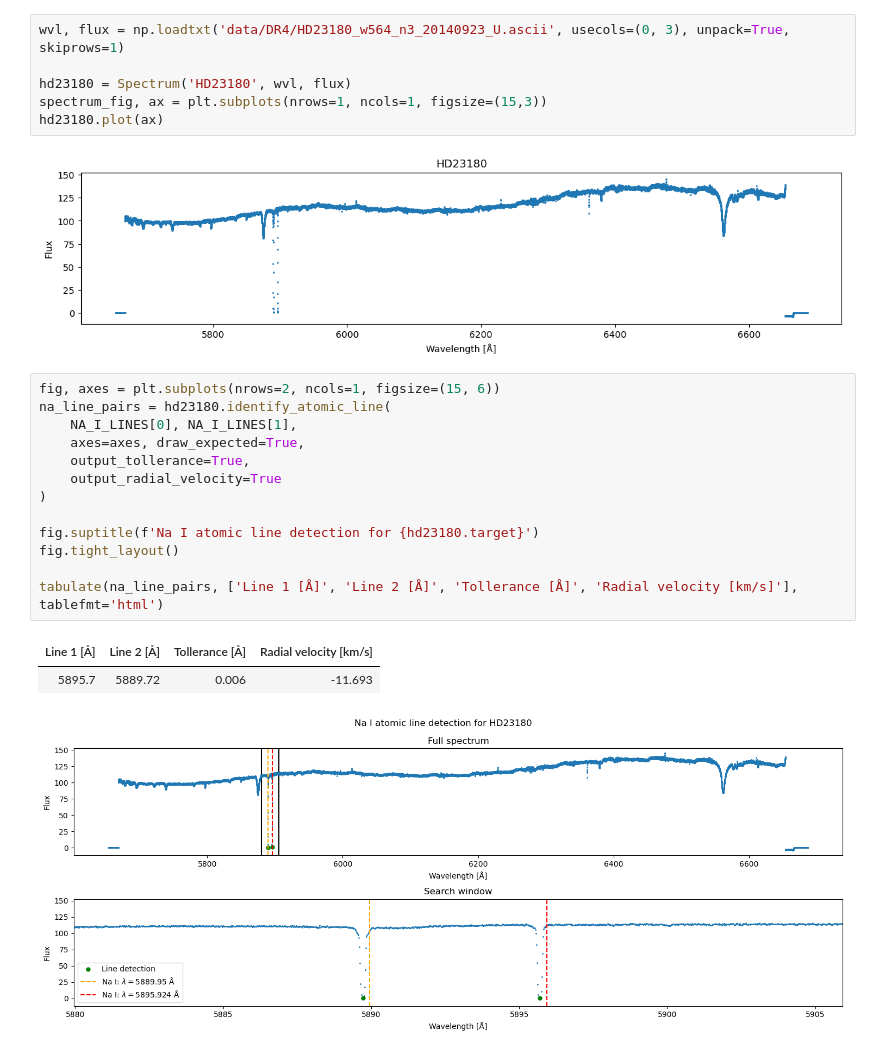
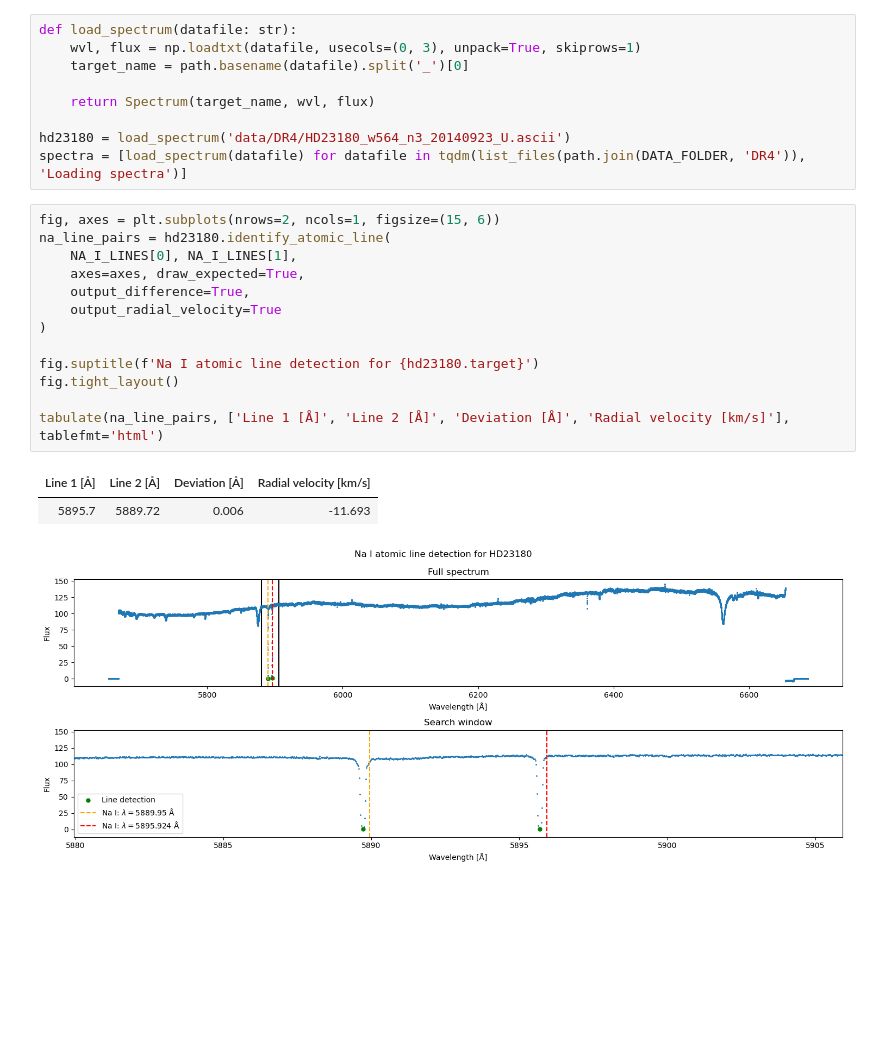
Before and after one commit to JvZeijl/brp-edibles, a Jupyter notebook: continuum.ipynb, the cells around one changed output. Saved outputs shown, nothing was run; the diff lists cells and outputs as text; blank space fills up the shorter version.

Commit message:
atomic line detection for all targets

```diff
--- a/continuum.ipynb
+++ b/continuum.ipynb
@@ -13,26 +13,27 @@ The autoreload extension is already loaded. To reload it, use:
-# %%
-wvl, flux = np.loadtxt('data/DR4/HD23180_w564_n3_20140923_U.ascii', usecols=(0, 3), unpack=True, skiprows=1)
-
-hd23180 = Spectrum('HD23180', wvl, flux)
-spectrum_fig, ax = plt.subplots(nrows=1, ncols=1, figsize=(15,3))
-hd23180.plot(ax)
-# %% [output]
-[figure, removed]
+# %%
+def load_spectrum(datafile: str):
+    wvl, flux = np.loadtxt(datafile, usecols=(0, 3), unpack=True, skiprows=1)
+    target_name = path.basename(datafile).split('_')[0]
+
+    return Spectrum(target_name, wvl, flux)
+
+hd23180 = load_spectrum('data/DR4/HD23180_w564_n3_20140923_U.ascii')
+spectra = [load_spectrum(datafile) for datafile in tqdm(list_files(path.join(DATA_FOLDER, 'DR4')), 'Loading spectra')]
 # %%
 fig, axes = plt.subplots(nrows=2, ncols=1, figsize=(15, 6))
 na_line_pairs = hd23180.identify_atomic_line(
     NA_I_LINES[0], NA_I_LINES[1],
     axes=axes, draw_expected=True,
-    output_tollerance=True,
+    output_difference=True,
     output_radial_velocity=True
 )
 
 fig.suptitle(f'Na I atomic line detection for {hd23180.target}')
 fig.tight_layout()
 
-tabulate(na_line_pairs, ['Line 1 [Å]', 'Line 2 [Å]', 'Tollerance [Å]', 'Radial velocity [km/s]'], tablefmt='html')
+tabulate(na_line_pairs, ['Line 1 [Å]', 'Line 2 [Å]', 'Deviation [Å]', 'Radial velocity [km/s]'], tablefmt='html')
 # %% [output]
-| Line 1 [Å] | Line 2 [Å] | Tollerance [Å] | Radial velocity [km/s] |
+| Line 1 [Å] | Line 2 [Å] | Deviation [Å] | Radial velocity [km/s] |
 | 5895.7 | 5889.72 | 0.006 | -11.693 |
 [figure]
 # %%
```
Also changed, not shown: parts of 7 cells of this notebook, 1 other file.
